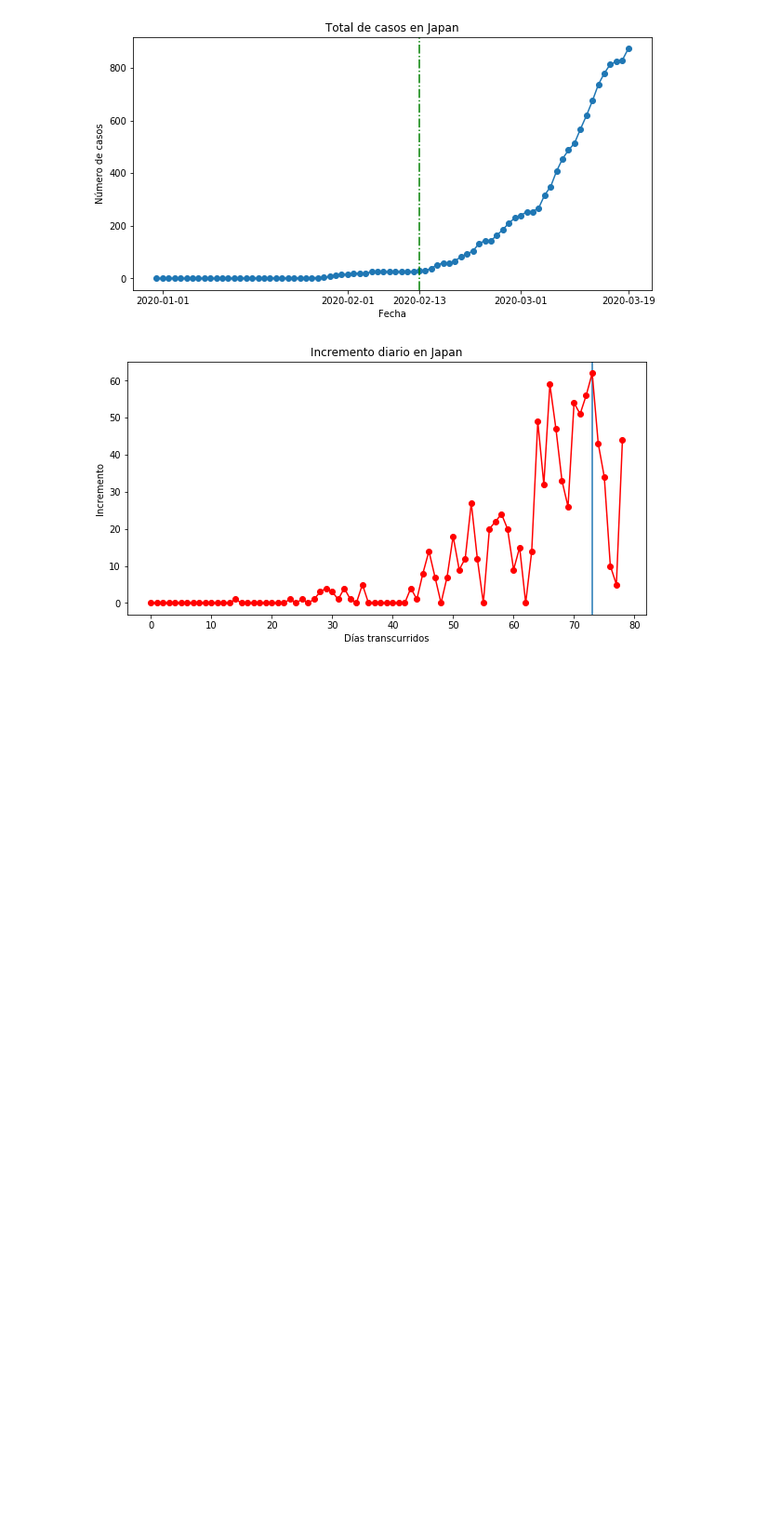
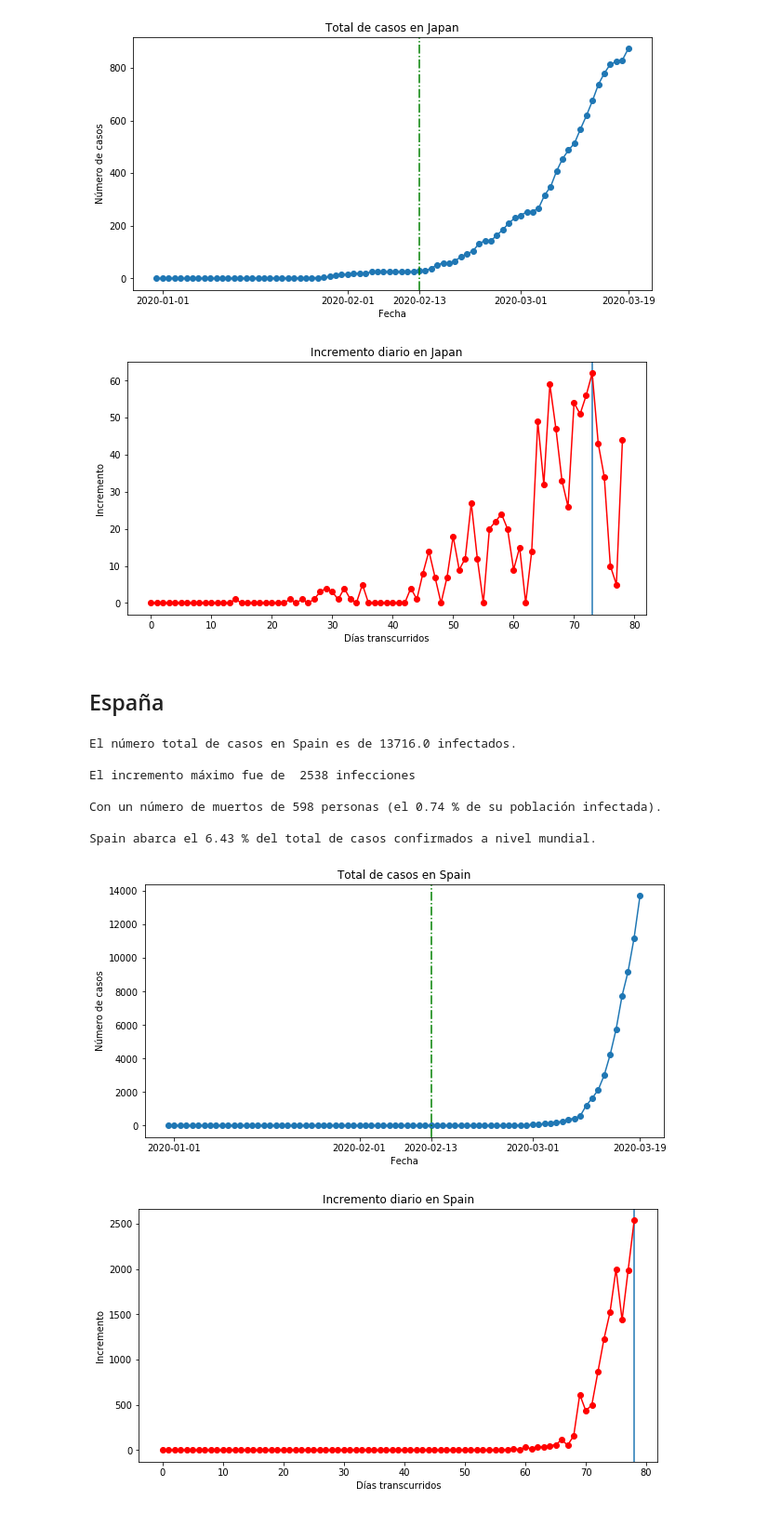
Before and after one commit to octavio5545/COVID-19, a Jupyter notebook: COVID-19_SincronizadoWeb.ipynb, the cells around one changed output. Shown at 93% size. Drawn from its saved outputs; the diff is of its cells as text; code cells hidden in the pictures; blank space fills up the shorter version.

```diff
--- a/COVID-19_SincronizadoWeb.ipynb
+++ b/COVID-19_SincronizadoWeb.ipynb
@@ -341,3 +356,17 @@ Con un número de muertos de 29 personas (el 0.04 % de su población infectada).
 Japan abarca el 0.41 % del total de casos confirmados a nivel mundial.
 [figure]
 [figure]
+# %% [markdown]
+## España
+# %%
+estadisticos('Spain')
+# %% [output]
+El número total de casos en Spain es de 13716.0 infectados.
+
+El incremento máximo fue de  2538 infecciones
+
+Con un número de muertos de 598 personas (el 0.74 % de su población infectada).
+
+Spain abarca el 6.43 % del total de casos confirmados a nivel mundial.
+[figure, added]
+[figure, added]
```
Also changed, not shown: parts of 16 cells of this notebook, 1 other file.
